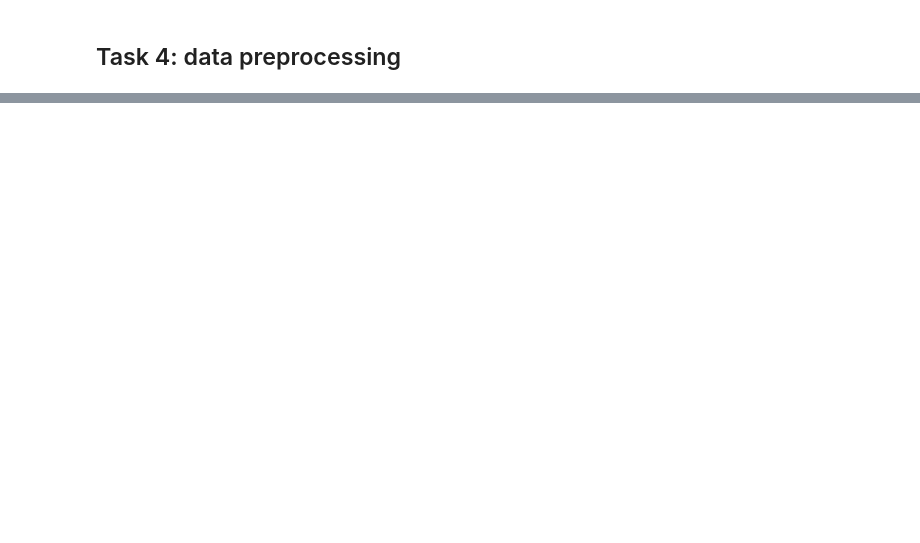
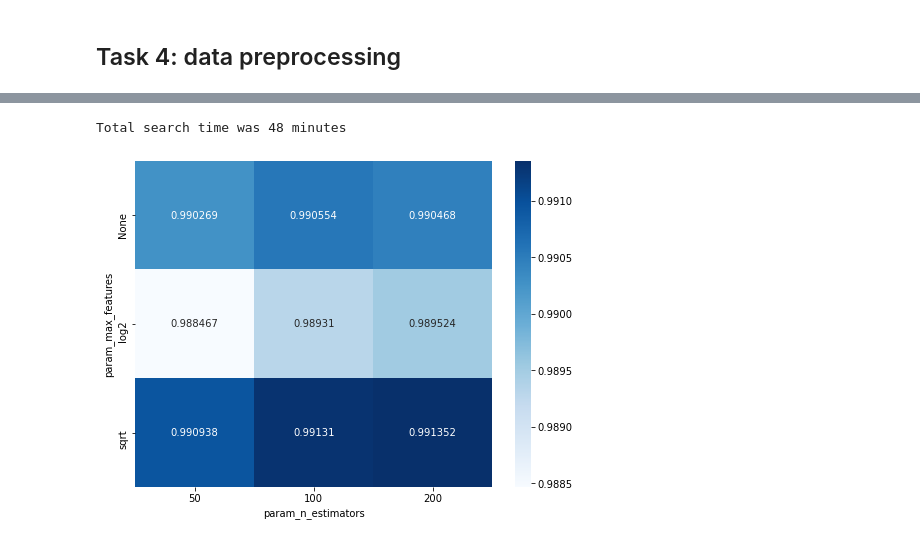
Before and after one commit to AlessioFerra/NML_Group4, a Jupyter notebook: Lab5.ipynb, the cells around one changed output, grey strips where cells are left out. Drawn from its saved outputs; the diff is of its cells as text; code cells hidden in the pictures; blank space fills up the shorter version.

```diff
--- a/Lab5.ipynb
+++ b/Lab5.ipynb
@@ -52,0 +209,11 @@ Test set size:  33000
+# %%
+# candidates: n_estimators, max_samples
+param_grid = {'n_estimators':[50, 100, 200], 'max_features':[None, 'sqrt', 'log2']}
+
+t_start = time.time()
+grid = GridSearchCV(RandomForestClassifier(random_state=0), param_grid, scoring='f1_macro', cv=3, n_jobs=4)
+grid.fit(x_train, y_train)
+grid_time = time.time() - t_start
+
+grid_results_df = pd.DataFrame().from_dict(grid.cv_results_)
+best_estimator = grid.best_estimator_
@@ -52,0 +231,17 @@ Test set size:  33000
+# %%
+import matplotlib.pyplot as plt
+import numpy as np
+import seaborn as sns
+
+print("Total search time was", round(grid_time/60), "minutes")
+
+grid_results_df.fillna('All features', inplace=True)
+table = pd.pivot_table(grid_results_df,\
+                       values='mean_test_score', index='param_max_features', columns='param_n_estimators',\
+                      fill_value=0)
+
+plt.figure(figsize=(8,6))
+a = sns.heatmap(table, annot=True, cmap='Blues', fmt='g')
+# %% [output]
+Total search time was 48 minutes
+[figure, added]
```
Also changed, not shown: parts of 35 cells of this notebook.
